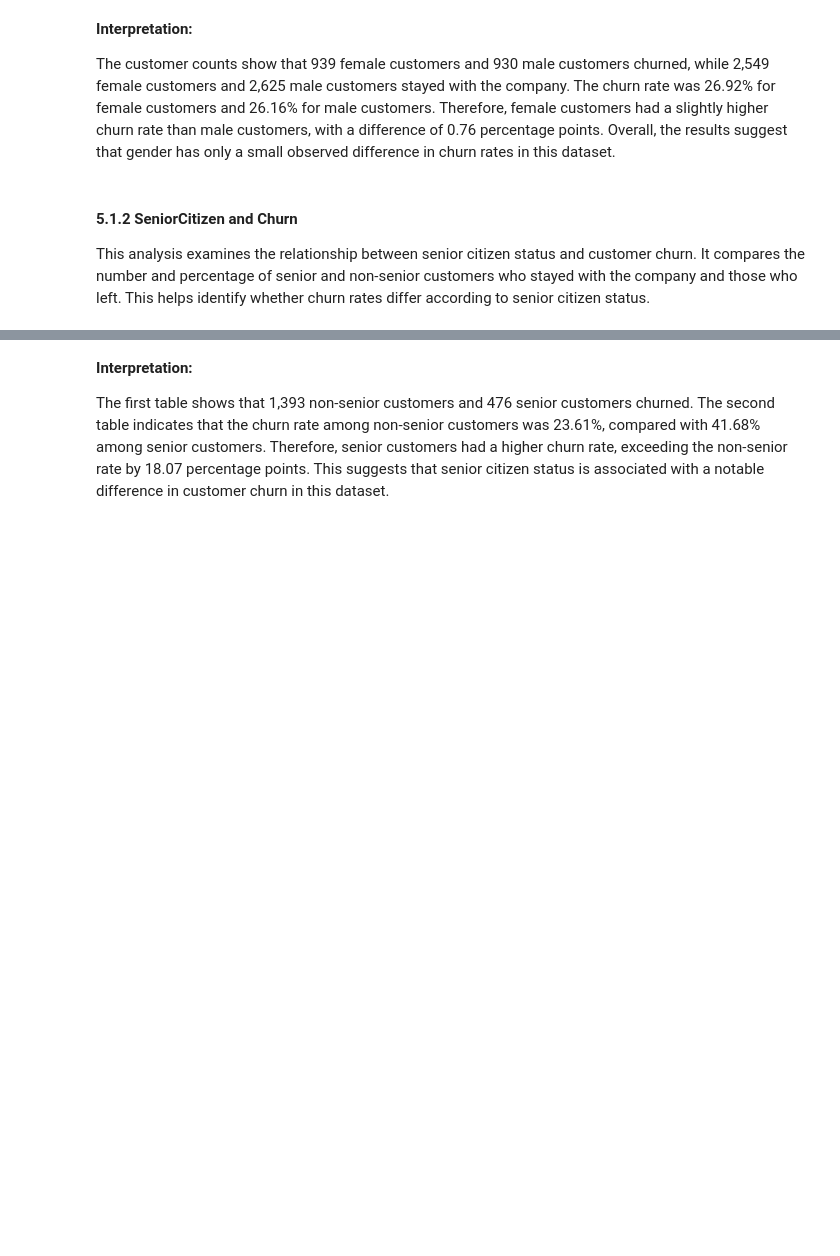
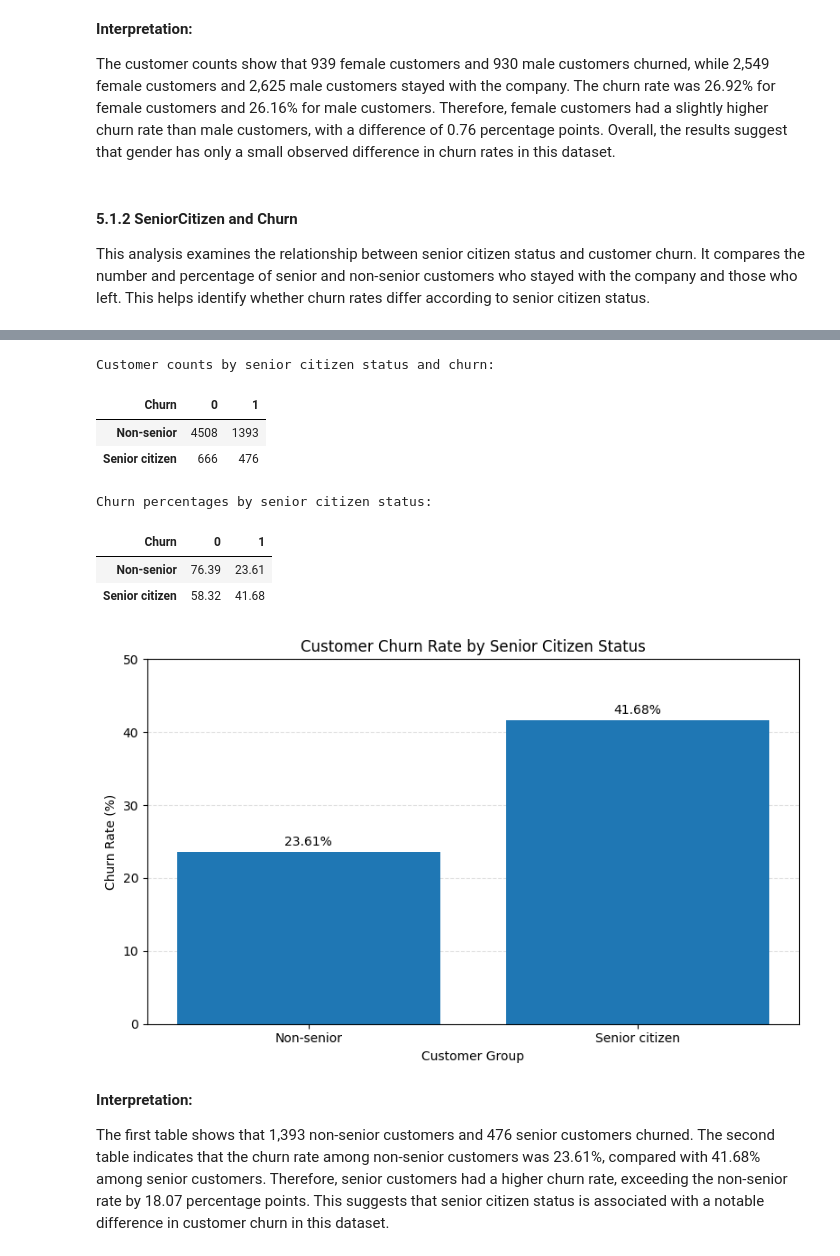
Before and after one commit to YvonneMukabera/computing-intelligence-lab-1, a Jupyter notebook: lab-1-telco-customer-churn-analysis.ipynb, the cells around one changed output, grey strips where cells are left out. Saved outputs shown, nothing was run; the diff lists cells and outputs as text; code cells hidden in the pictures; blank space fills up the shorter version.

```diff
--- a/lab-1-telco-customer-churn-analysis.ipynb
+++ b/lab-1-telco-customer-churn-analysis.ipynb
@@ -303,3 +315,68 @@ Churn percentages by senior citizen status:
+# %%
+import pandas as pd
+import matplotlib.pyplot as plt
+from IPython.display import display
+
+# 1. Customer counts
+senior_counts = pd.crosstab(
+    df["SeniorCitizen"],
+    df["Churn"]
+)
+
+senior_counts.index = ["Non-senior", "Senior citizen"]
+
+print("Customer counts by senior citizen status and churn:")
+display(senior_counts)
+
+# 2. Churn percentages
+senior_percentages = pd.crosstab(
+    df["SeniorCitizen"],
+    df["Churn"],
+    normalize="index"
+) * 100
+
+senior_percentages.index = ["Non-senior", "Senior citizen"]
+
+print("Churn percentages by senior citizen status:")
+display(senior_percentages.round(2))
+
+# 3. Plot churn rates
+churn_rates = senior_percentages[1]
+
+fig, ax = plt.subplots(figsize=(8, 5))
+
+bars = ax.bar(churn_rates.index, churn_rates.values)
+
+ax.set_title("Customer Churn Rate by Senior Citizen Status")
+ax.set_xlabel("Customer Group")
+ax.set_ylabel("Churn Rate (%)")
+ax.set_ylim(0, 50)
+ax.grid(axis="y", linestyle="--", alpha=0.4)
+ax.set_axisbelow(True)
+
+# Display percentages above bars
+for bar in bars:
+    height = bar.get_height()
+    ax.annotate(
+        f"{height:.2f}%",
+        (bar.get_x() + bar.get_width() / 2, height),
+        xytext=(0, 5),
+        textcoords="offset points",
+        ha="center"
+    )
+
+fig.tight_layout()
+plt.show()
+# %% [output]
+Customer counts by senior citizen status and churn:
+| Churn | 0 | 1 |
+| Non-senior | 4508 | 1393 |
+| Senior citizen | 666 | 476 |
+Churn percentages by senior citizen status:
+| Churn | 0 | 1 |
+| Non-senior | 76.39 | 23.61 |
+| Senior citizen | 58.32 | 41.68 |
+[figure, added]
 # %% [markdown]
 
 **Interpretation:**
```
Also changed, not shown: parts of 17 cells of this notebook.
